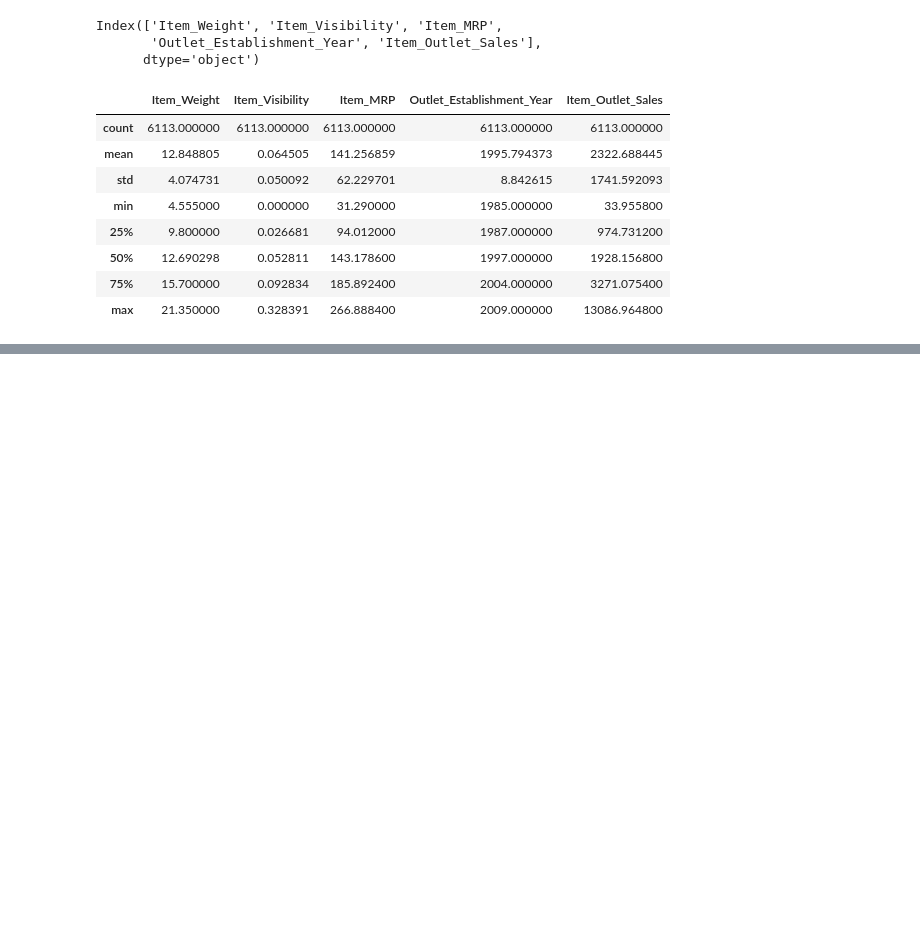
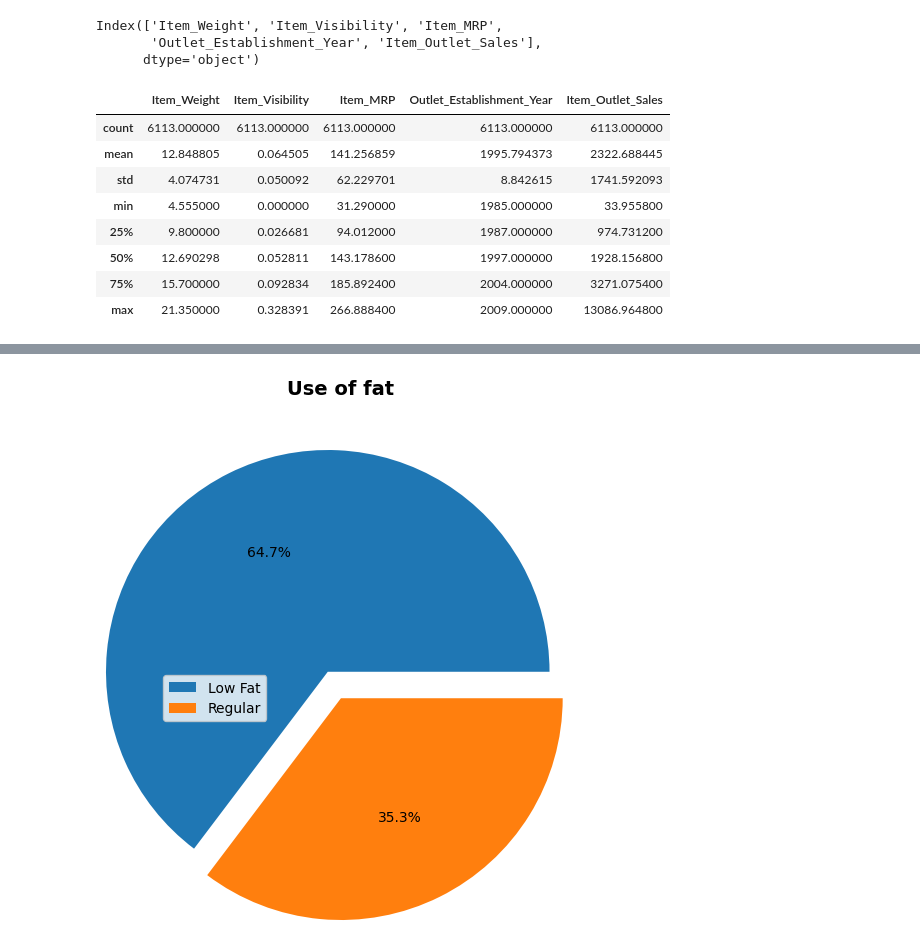
Before and after one commit to medayoubaziz/sales-predictions, a Jupyter notebook: sales_predictions.ipynb, the cells around one changed output, grey strips where cells are left out. Saved outputs shown, nothing was run; the diff lists cells and outputs as text; code cells hidden in the pictures; blank space fills up the shorter version.

```diff
--- a/sales_predictions.ipynb
+++ b/sales_predictions.ipynb
@@ -276,0 +252,7 @@ sns.boxplot(x='Item_Visibility', data=df)
+# %%
+plt.pie(df['Item_Fat_Content'].value_counts(), autopct = '%0.1f%%' , radius = 1.5 , explode = [0.2,0])
+plt.legend(['Low Fat' , 'Regular'])
+plt.title('Use of fat', fontsize=14, fontweight='bold', loc="center" , y=1.3)
+plt.show()
+# %% [output]
+[figure, added]
```
Also changed, not shown: parts of 11 cells of this notebook.
